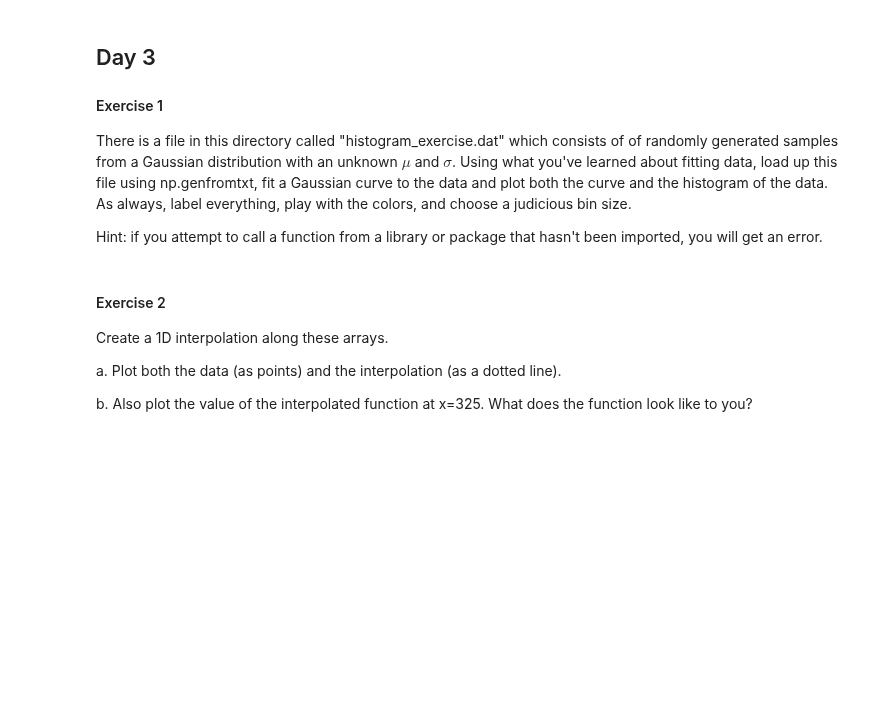
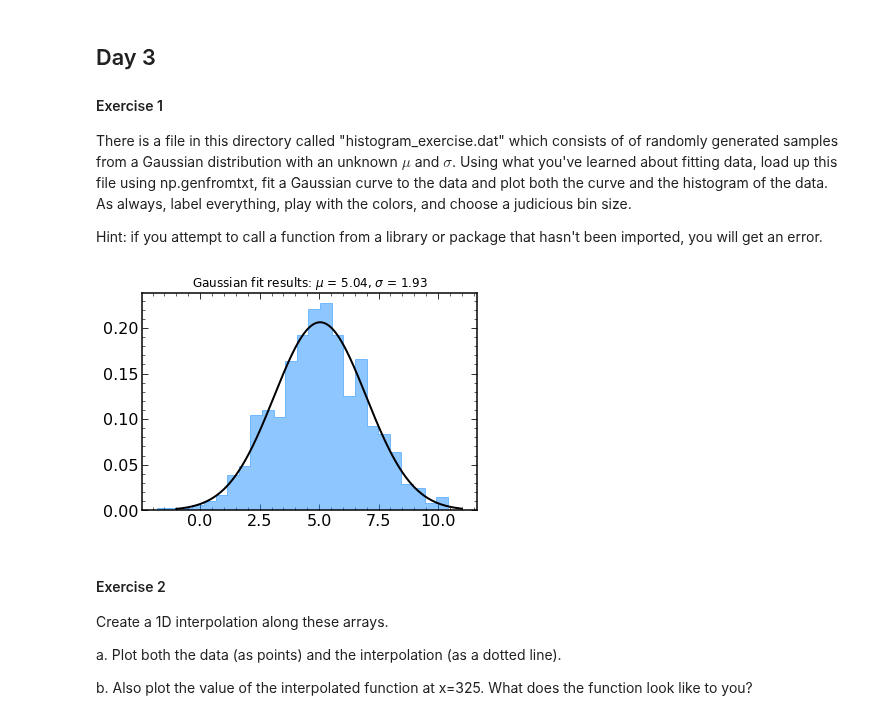
Before and after one commit to jbchampagne/pythontutorials, a Jupyter notebook: workshop_2021/solutions/Exercises.ipynb, the cells around one changed output. Saved outputs shown, nothing was run; the diff lists cells and outputs as text; code cells hidden in the pictures; blank space fills up the shorter version.

```diff
--- a/workshop_2021/solutions/Exercises.ipynb
+++ b/workshop_2021/solutions/Exercises.ipynb
@@ -192,3 +190,18 @@ Hint: if you attempt to call a function from a library or package that hasn't be
+# %%
+from scipy.stats import norm
+test_hist = np.genfromtxt('../histogram_exercise.dat')
+
+mu, sigma = norm.fit(test_hist)
+x = np.linspace(-1, 11, 1000)
+pdf = norm.pdf(x, mu, sigma)
+
+plt.plot(x, pdf, 'k-', linewidth=2)
+plt.hist(test_hist, bins=25, color='dodgerblue', alpha=0.5, density=True, fill=True, histtype='step')
+plt.title("Gaussian fit results: $\mu$ = %.2f, $\sigma$ = %.2f" % (mu, sigma))
+
+plt.show()
+# %% [output]
+[figure, added]
 # %% [markdown]
 #### Exercise 2
 
```
Also changed, not shown: parts of 6 cells of this notebook, 2 other files.
